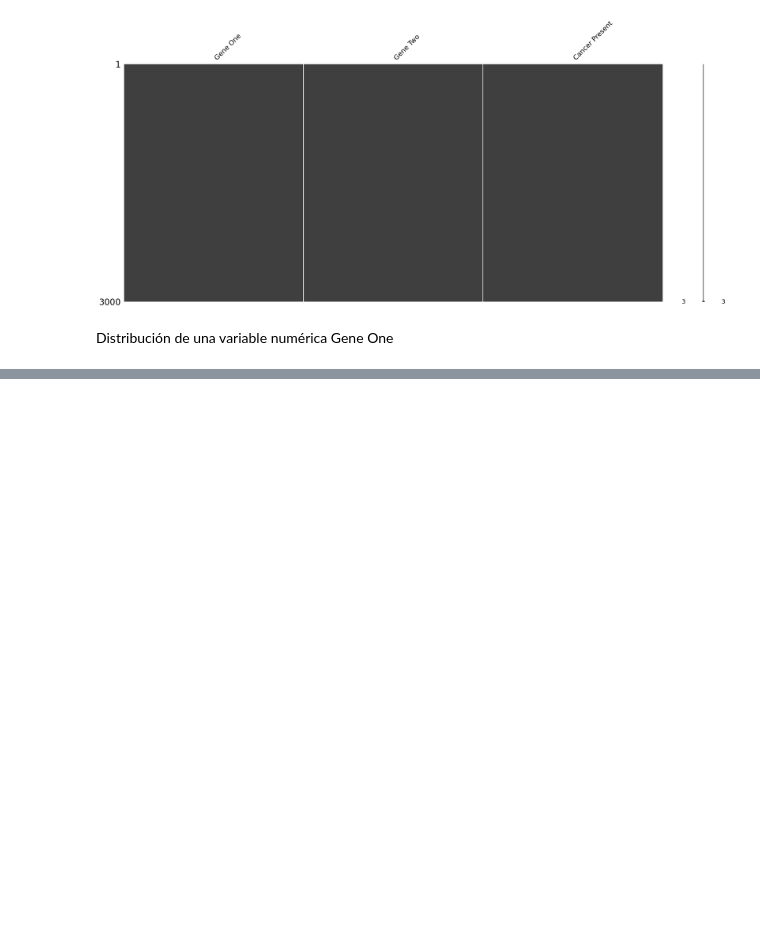
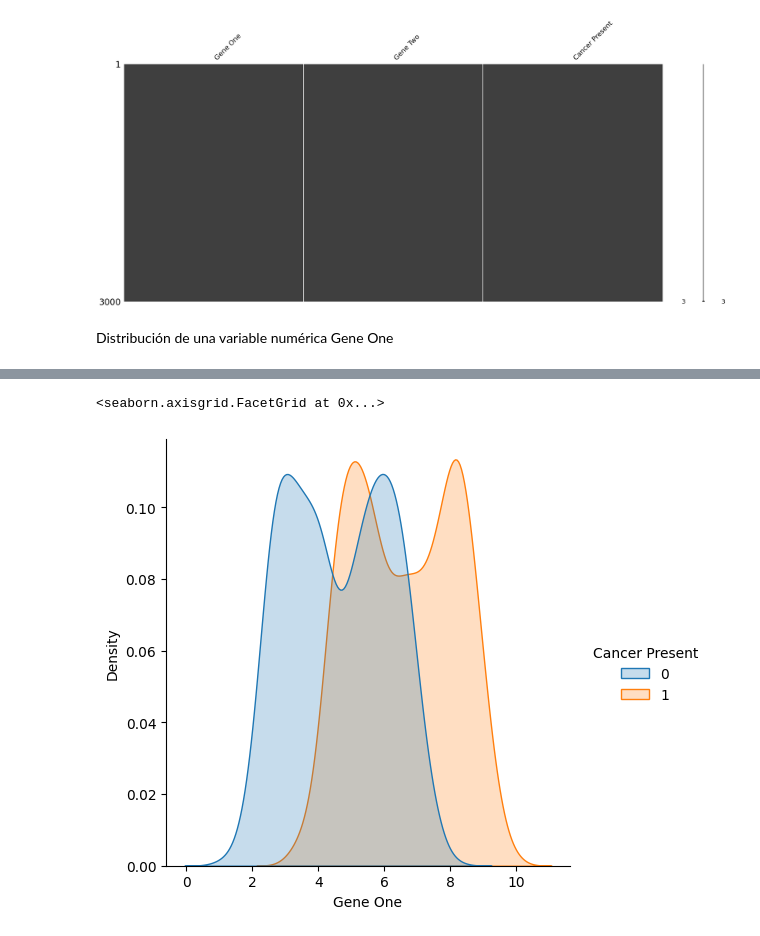
Before and after one commit to LuisBDev/Genetic-Analysis-NewJersey, a Jupyter notebook: ProyectoFinal.ipynb, the cells around one changed output, grey strips where cells are left out. Saved outputs shown, nothing was run; the diff lists cells and outputs as text; code cells hidden in the pictures; blank space fills up the shorter version.

```diff
--- a/ProyectoFinal.ipynb
+++ b/ProyectoFinal.ipynb
@@ -68,0 +99,6 @@ plt.show()
+# %%
+#make a displot with sns
+sns.displot(df, x="Gene One", hue="Cancer Present", kind="kde", fill=True)
+# %% [output]
+<seaborn.axisgrid.FacetGrid at 0x...>
+[figure, added]
```
Also changed, not shown: parts of 10 cells of this notebook.
